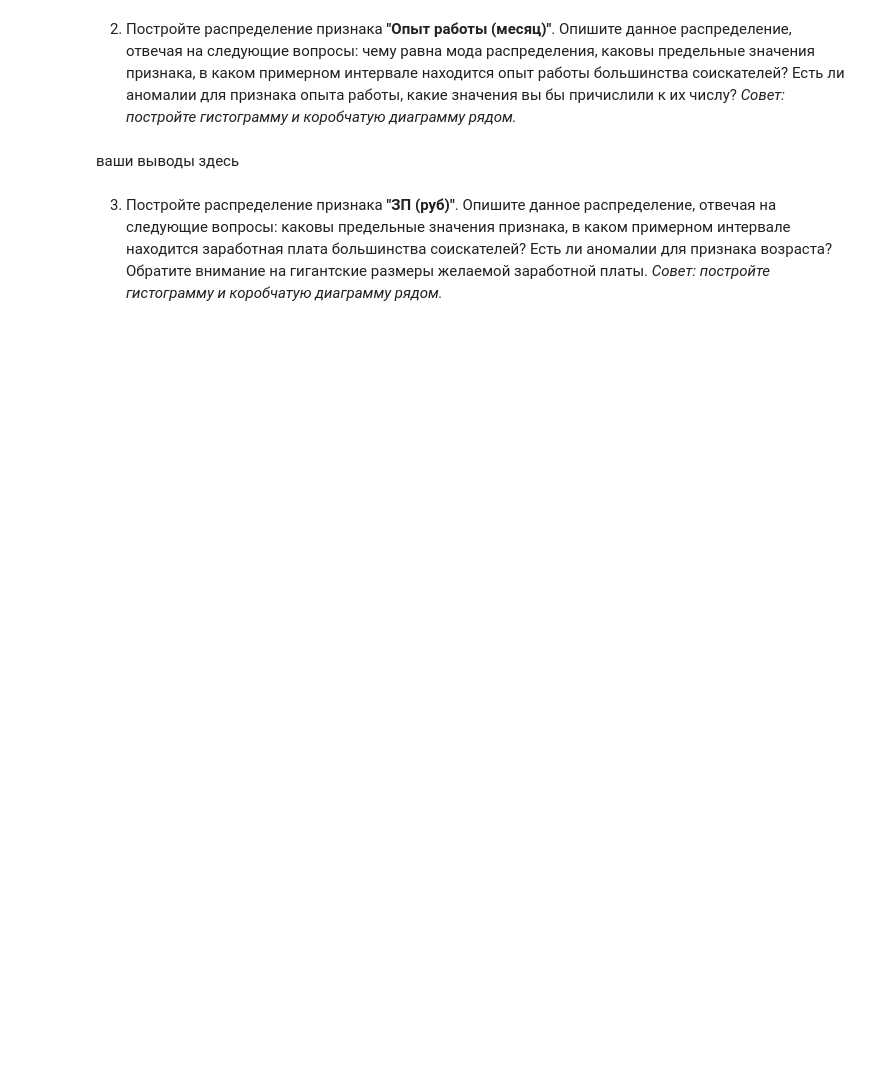
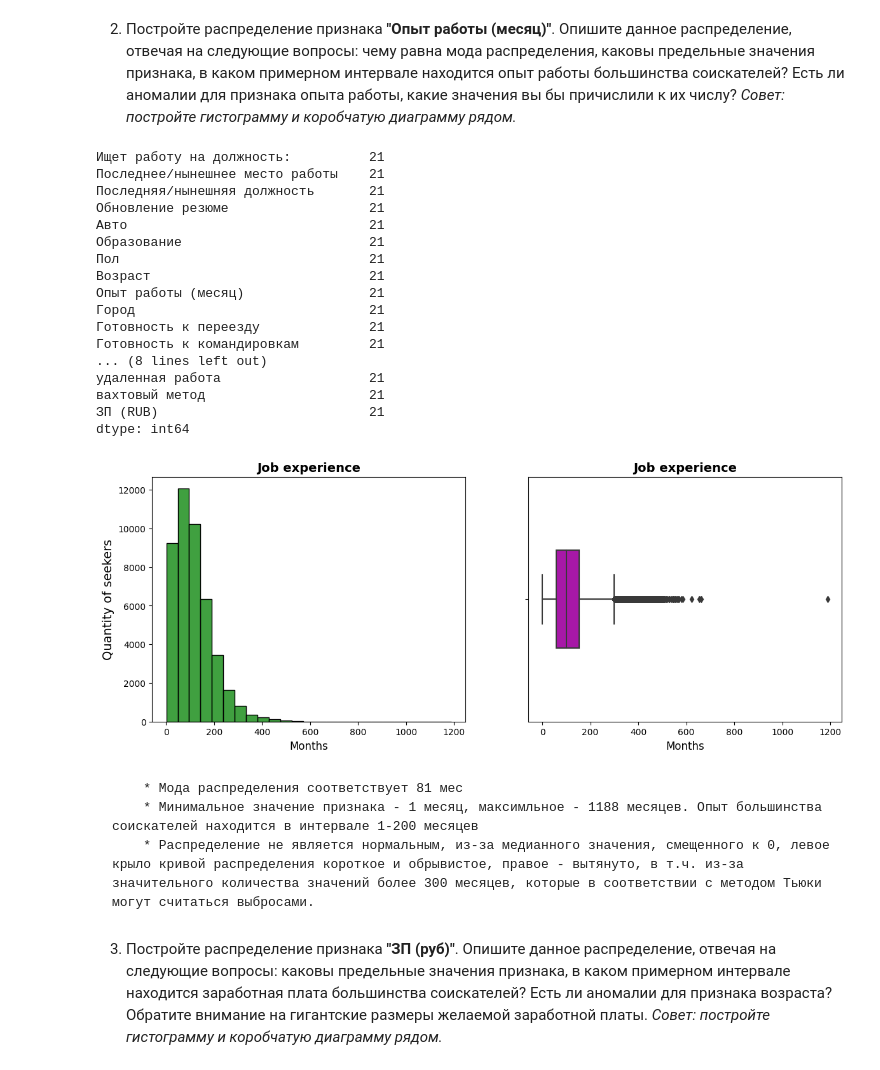
Before and after one commit to ssiarhei115/CV-dbase-analysis, a Jupyter notebook: Project1_template.ipynb, the cells around one changed output. Drawn from its saved outputs; the diff is of its cells as text; code cells hidden in the pictures; blank space fills up the shorter version.

```diff
--- a/Project1_template.ipynb
+++ b/Project1_template.ipynb
@@ -368,9 +423,60 @@ display(df.shape)
 2. Постройте распределение признака **"Опыт работы (месяц)"**. Опишите данное распределение, отвечая на следующие вопросы: чему равна мода распределения, каковы предельные значения признака, в каком примерном интервале находится опыт работы большинства соискателей? Есть ли аномалии для признака опыта работы, какие значения вы бы причислили к их числу?
 *Совет: постройте гистограмму и коробчатую диаграмму рядом.*
 # %%
-# ваш код здесь
+fig, axes = plt.subplots(nrows=1, ncols=2, figsize= (14,5))
+
+age_hist = sns.histplot(
+    df,
+    x='Опыт работы (месяц)',
+    bins=25,
+    kde=False,
+    color='g',
+    #palette=['g','g'],
+    ax=axes[0]
+)
+
+age_hist.set_title('Job experience', fontsize=14, fontweight='bold')
+age_hist.set_xlabel('Months', fontsize=12)
+age_hist.set_ylabel('Quantity of seekers', fontsize=14)
+#sns.despine(trim=True, offset=10)
+
+age_box = sns.boxplot(
+    df,
+    x='Опыт работы (месяц)',
+    #y='Пол',
+    orient='h',
+    width=0.4,
+    palette=['m','g'],
+    ax=axes[1]
+)
+#sns.despine(offset=10, trim=True)
+age_box.set_title('Job experience', fontsize=14, fontweight='bold')
+age_box.set_xlabel('Months', fontsize=12)
+
+df[df['Опыт работы (месяц)'] ==1].count()
+# %% [output]
+Ищет работу на должность:          21
+Последнее/нынешнее место работы    21
+Последняя/нынешняя должность       21
+Обновление резюме                  21
+Авто                               21
+Образование                        21
+Пол                                21
+Возраст                            21
+Опыт работы (месяц)                21
+Город                              21
+Готовность к переезду              21
+Готовность к командировкам         21
+... (8 lines left out)
+удаленная работа                   21
+вахтовый метод                     21
+ЗП (RUB)                           21
+dtype: int64
+[figure, added]
 # %% [markdown]
-ваши выводы здесь
+        * Мода распределения соответствует 81 мес
+        * Минимальное значение признака - 1 месяц, максимльное - 1188 месяцев. Опыт большинства соискателей находится в интервале 1-200 месяцев
+        * Распределение не является нормальным, из-за медианного значения, смещенного к 0, левое крыло кривой распределения короткое и обрывистое, правое - вытянуто, в т.ч. из-за значительного количества значений более 300 месяцев, которые в соответствии с методом Тьюки могут считаться выбросами.
 # %% [markdown]
 3. Постройте распределение признака **"ЗП (руб)"**. Опишите данное распределение, отвечая на следующие вопросы: каковы предельные значения признака, в каком примерном интервале находится заработная плата большинства соискателей? Есть ли аномалии для признака возраста? Обратите внимание на гигантские размеры желаемой заработной платы.
 *Совет: постройте гистограмму и коробчатую диаграмму рядом.*
```
Also changed, not shown: parts of 10 cells of this notebook.
